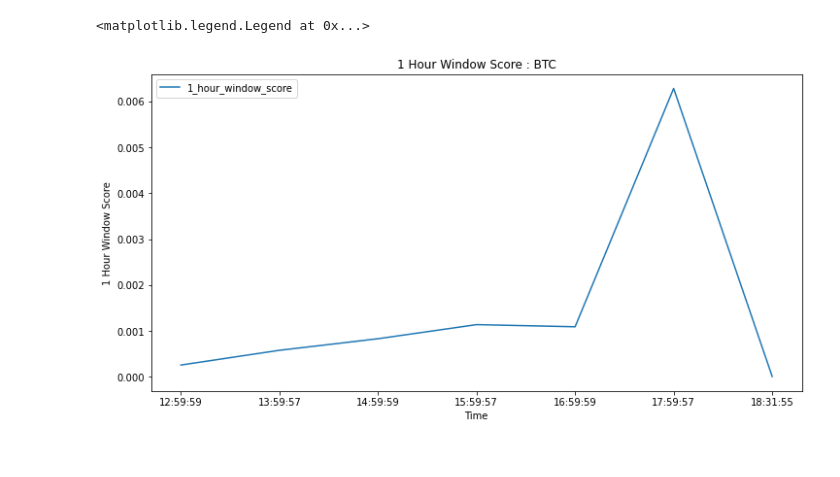
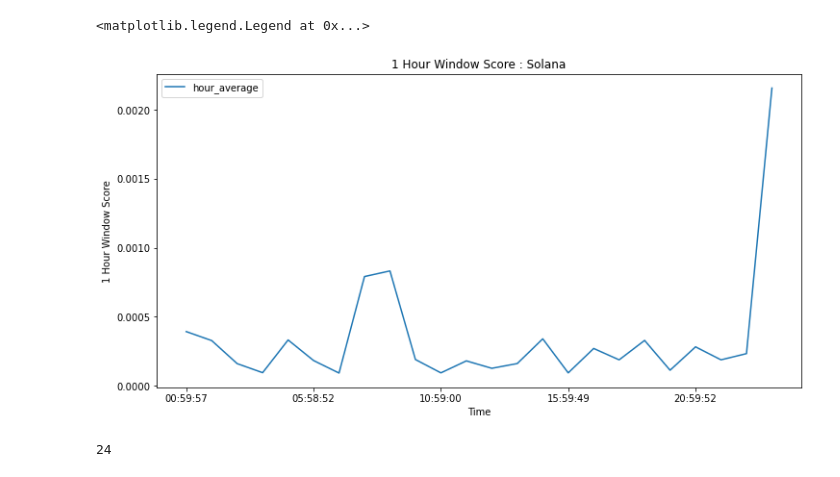
Before and after one commit to vishaljha2121/LiveCryptoSentiment, a Jupyter notebook: Notebooks/Comparision.ipynb, the cells around one changed output. Cells and saved outputs as stored; diff of their text form; code cells hidden in the pictures.

```diff
--- a/Notebooks/Comparision.ipynb
+++ b/Notebooks/Comparision.ipynb
@@ -6,8 +6,8 @@ import pandas as pd
 ## Data import
 data_loc = '../Data/'
 
-sentiment_data = pd.read_csv(data_loc + 'BTC_final_score.csv')
-price_data = pd.read_csv(data_loc + 'bitcoin_price_data.csv')
+sentiment_data = pd.read_csv(data_loc + 'Dogecoin_final_score.csv')
+price_data = pd.read_csv(data_loc + 'dogecoin_price_data.csv')
 # %%
 sentiment_data.head()
 # %% [output]
@@ -77,0 +88,4 @@ sentiment_data.head()
+# %%
+## Create a column with average sentiment score for each hour
+sentiment_data['hour_average'] = sentiment_data.groupby('hour')['1_hour_window_score'].transform('mean')
+sentiment_data.head()
@@ -78,5 +99,5 @@ sentiment_data.head()
 # %%
 ## Create a dataframe from snetiment_data with rows where the hour value of next row is plus 1
-sentiment_data_hourly = sentiment_data[sentiment_data['hour'] != sentiment_data['hour'].shift(-1)]
+sentiment_data_hourly = sentiment_data[sentiment_data['hour_average'] != sentiment_data['hour_average'].shift(-1)]
 sentiment_data_hourly.head()
 # %% [output]
@@ -98,13 +119,17 @@ sentiment_data_hourly.tail()
 # %%
 ## Plot the sentiment score
-plot = sentiment_data_hourly.plot(x='time', y='1_hour_window_score', figsize=(12,6))
+plot = sentiment_data_hourly.plot(x='time', y='hour_average', figsize=(12,6))
 plot.set_xlabel('Time')
 plot.set_ylabel('1 Hour Window Score')
-plot.set_title('1 Hour Window Score : BTC')
+plot.set_title('1 Hour Window Score : Solana')
 plot.legend(loc='upper left')
 # %% [output]
 <matplotlib.legend.Legend at 0x...>
-[figure, old version]
+[figure, new version]
+# %%
+len(sentiment_data_hourly)
+# %% [output]
+24
 # %%
 ## Function to merge sentiment_data_hourly and price_data based on time
 def merge_data(sentiment_data_hourly, price_data):
```
Also changed, not shown: parts of 20 cells of this notebook, 26 other files.
